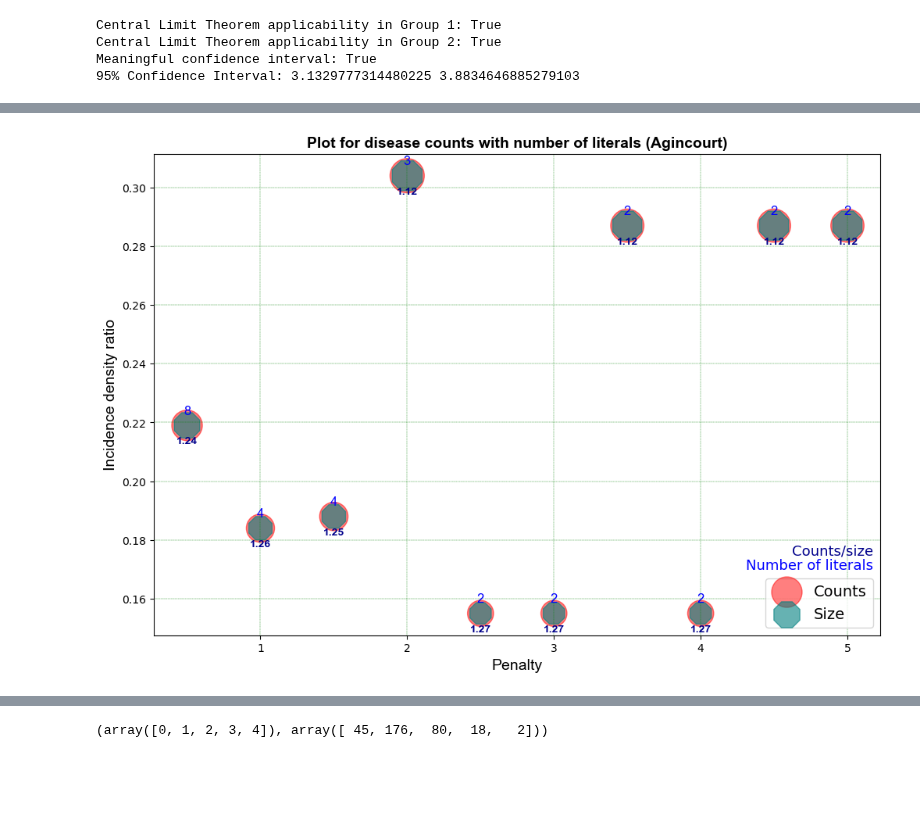
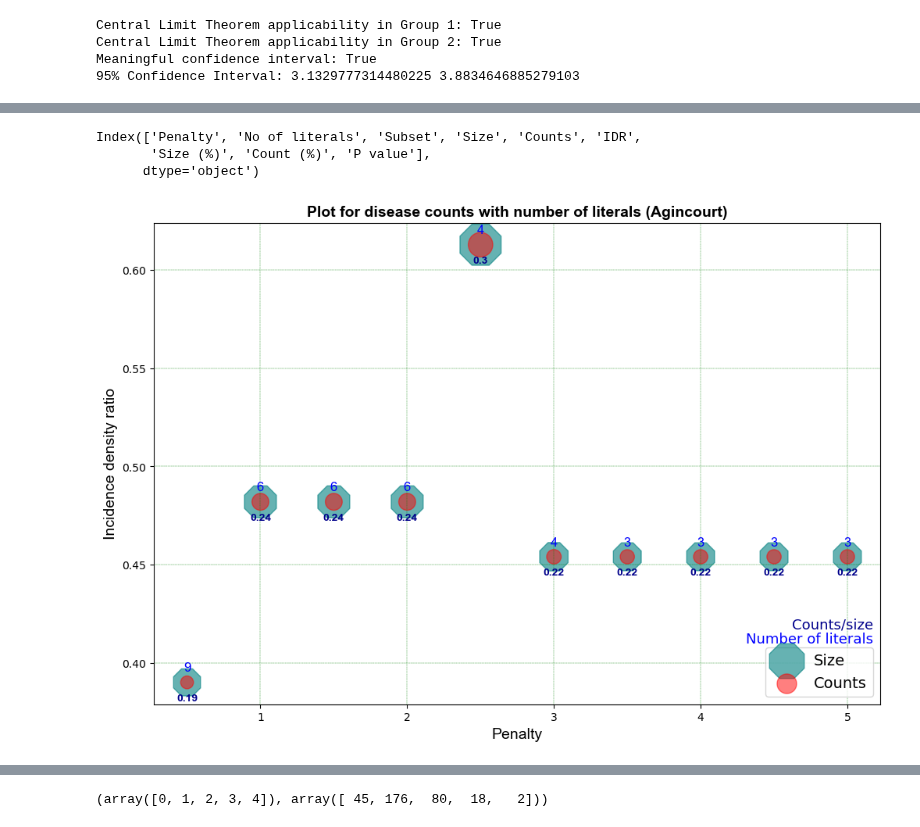
Before and after one commit to kayvinsoo7/HAALSI_work, a Jupyter notebook: mdscan-master/Poisson_scoring.ipynb, the cells around one changed output, grey strips where cells are left out. Drawn from its saved outputs; the diff is of its cells as text; code cells hidden in the pictures; blank space fills up the shorter version.

```diff
--- a/mdscan-master/Poisson_scoring.ipynb
+++ b/mdscan-master/Poisson_scoring.ipynb
@@ -404,7 +404,7 @@ def count_conditions(subset):
 # %%time
 # Scan in the positive direction using defined penalties and num iters
 
-scoring_function = Poisson(direction='positive')
+scoring_function = Poisson(direction='negative')
 scanner = MDSS(scoring_function)
 # Define a list of penalty values to loop through
 penalty_values = [0.5, 1, 1.5, 2, 2.5, 3, 3.5, 4, 4.5, 5]
@@ -520,3 +520,18 @@ Size = 104,           IDR = 2.315, Score = 22.284, Z_score = 1.959963984540054,
 temp_df['MorbidityCount'].sum()/dff_2['MorbidityCount'].sum()*100
 # %% [output]
 7.598253275109171
+# %%
+results_df = pd.DataFrame({
+    'Penalty': penalty_values,
+    'No of literals': count_results,
+    'Subset': subset_results1,
+    'Size': size_results,
+    'Counts': disease_counts,
+    'IDR': IDR_results,
+    'Size (%)': size_percent,
+    'Count (%)': counts_percent,
+    'P value': p_values,
+})
+
+# Display the DataFrame
+results_df
@@ -689,61 +704,71 @@ ax.text(0.99, 0.88, 'Number of literals',
 plt.grid(color = 'green', linestyle = '--', linewidth = 0.3)
 # Show the plot
 plt.show()
+# %%
+results_df.columns
+# %% [output]
+Index(['Penalty', 'No of literals', 'Subset', 'Size', 'Counts', 'IDR',
+       'Size (%)', 'Count (%)', 'P value'],
+      dtype='object')
 # %%
 import matplotlib.path as mpath
 from matplotlib.lines import Line2D
 from matplotlib.markers import MarkerStyle
 from matplotlib.transforms import Affine2D
 
-datum = {'size': [321,270,276,445,227,227,420,227,420,420],
-'counts': [398,339,344,500,289,289,470,289,470,470],
-'IDR': [0.219,0.184,0.188,0.304,0.155,0.155,0.287,0.155,0.287,0.287],
-'scores': [32.546,28.72,26.255,23.291,24.427,23.427,19.956,21.427,17.956,16.956],
-'literals': [8,	4,	4,	3,	2,	2,	2,	2,	2,	2],
-'penalty': [0.5,1.0,1.5,2.0,2.5,3.0,3.5,4.0,4.5,5.0]
-}
+# datum = {'size': [321,270,276,445,227,227,420,227,420,420],
+# 'counts': [398,339,344,500,289,289,470,289,470,470],
+# 'IDR': [0.219,0.184,0.188,0.304,0.155,0.155,0.287,0.155,0.287,0.287],
+# 'scores': [32.546,28.72,26.255,23.291,24.427,23.427,19.956,21.427,17.956,16.956],
+# 'literals': [8,	4,	4,	3,	2,	2,	2,	2,	2,	2],
+# 'penalty': [0.5,1.0,1.5,2.0,2.5,3.0,3.5,4.0,4.5,5.0]
+# }
 
 # Marker
 # r'$\clubsuit$'
 
-df = pd.DataFrame(datum)
-df['count/size']=np.round(df['counts']/df['size'],2)
+df = results_df.copy()
+# df['size'] = np.round(df['Size']/df['Size'].sum()*100,2)
+# df['counts'] = np.round(df['Counts']/df['Counts'].sum()*100,2)
+
+# df = pd.DataFrame(datum)
+df['count/size']=np.round(df['Counts']/df['Size'],2)
 
 # Plotting
 fig=plt.figure(figsize=(12, 8))
 ax = fig.add_subplot()
 
 # Plot Odds for Bernoulli
 # plt.scatter(df['penalty'], df['IDR'], s=df['size']*2, label='Size', alpha=0.7)
 
+# Plot size
+plt.scatter(df['Penalty'], df['IDR'], s=df['Size']*2, marker='8', label='Size', color='teal', alpha=0.6)
 # Plot counts
-plt.scatter(df['penalty'], df['IDR'], s=df['counts']*2, marker='o', label='Counts', color='red', alpha=0.5)
-# Plot size
-plt.scatter(df['penalty'], df['IDR'], s=df['size']*2, marker='8', label='Size', color='teal', alpha=0.6)
+plt.scatter(df['Penalty'], df['IDR'], s=df['Counts']*2, marker='o', label='Counts', color='red', alpha=0.5)
 # Plot Odds for Bernoulli
 # plt.plot(df['penalty'], df['IDR'], marker='*', label='Bernoulli')
 
 # Annotate the size values for Bernoulli
-for i, txt in enumerate(df['literals']):
-    plt.annotate(txt, (df['penalty'][i], df['IDR'][i]), textcoords="offset points", xytext=(0,10), ha='center', fontname="Arial", fontsize=12, color='blue')
+for i, txt in enumerate(df['No of literals']):
+    plt.annotate(txt, (df['Penalty'][i], df['IDR'][i]), textcoords="offset points", xytext=(0,10), ha='center', fontname="Arial", fontsize=12, color='blue')
 
 # Annotate the size values for Bernoulli
 for i, txt in enumerate(df['count/size']):
-    plt.annotate(txt, (df['penalty'][i], df['IDR'][i]), textcoords="offset points", xytext=(0,-17), ha='center', fontname="Arial",fontweight="bold", color='darkblue')
+    plt.annotate(txt, (df['Penalty'][i], df['IDR'][i]), textcoords="offset points", xytext=(0,-17), ha='center', fontname="Arial",fontweight="bold", color='darkblue')
 
 # Add labels and title
 plt.xlabel('Penalty', fontsize=14, fontname="Arial")
 plt.ylabel('Incidence density ratio', fontsize=14, fontname="Arial")
 plt.title('Plot for disease counts with number of literals (Agincourt)', fontname="Arial", fontsize=14,fontweight="bold")
 plt.legend(fontsize="14",loc='lower right')
 # plt.text(1, 2, 'Normal Font',  fontsize=16)
-ax.text(0.99, 0.13, 'Number of literals',verticalalignment='bottom', horizontalalignment='right',transform=ax.transAxes,color='blue', fontsize=13)
-ax.text(0.99, 0.16, 'Counts/size',verticalalignment='bottom', horizontalalignment='right',transform=ax.transAxes,color='darkblue', fontsize=13)
+ax.text(0.99, 0.12, 'Number of literals',verticalalignment='bottom', horizontalalignment='right',transform=ax.transAxes,color='blue', fontsize=13)
+ax.text(0.99, 0.15, 'Counts/size',verticalalignment='bottom', horizontalalignment='right',transform=ax.transAxes,color='darkblue', fontsize=13)
 plt.grid(color = 'green', linestyle = '--', linewidth = 0.3)
 # Show the plot
 plt.show()
 # %% [output]
-[figure, old version]
+[figure, new version]
 # %%
 results_df = pd.DataFrame({
     'Penalty': penalty_values,
```
Also changed, not shown: parts of 11 cells of this notebook, 5 other files.
